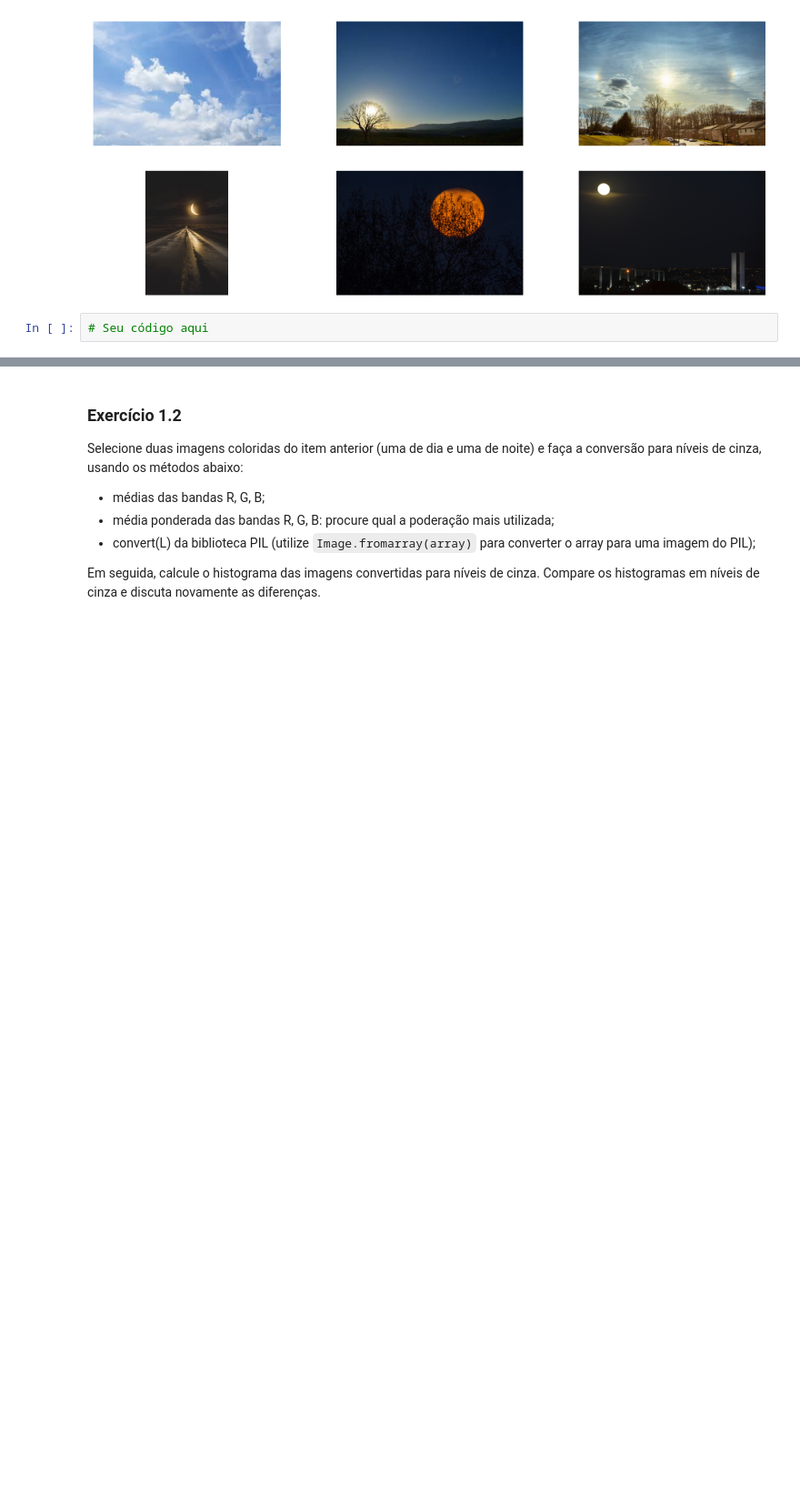
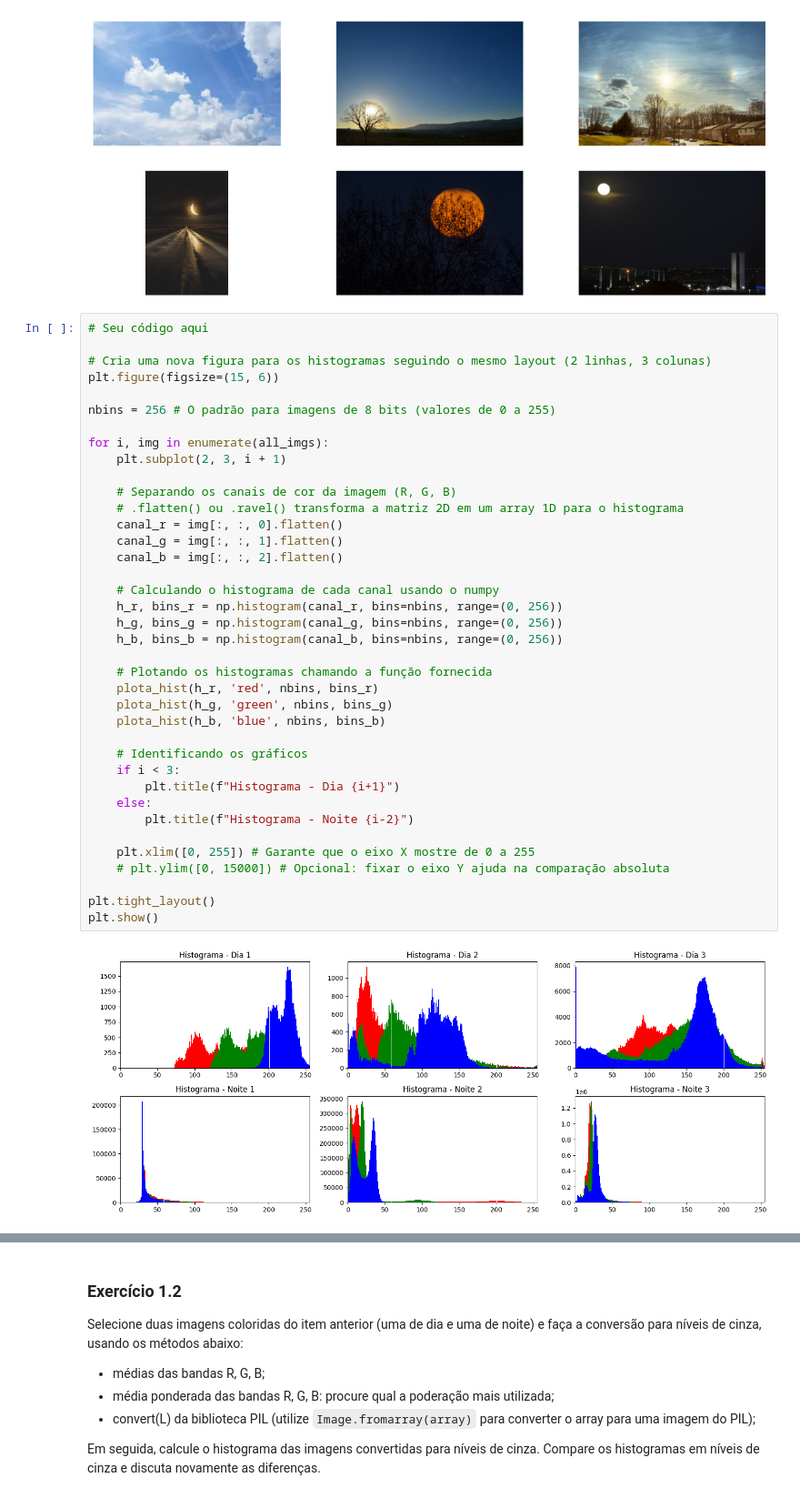
Before and after one commit to UNICAMP-EA979/2026s1-pi02-histogramas-knn-paulosnf12, a Jupyter notebook: Atividade.ipynb, the cells around one changed output, grey strips where cells are left out. Shown at 91% size. Cells and saved outputs as stored; diff of their text form; blank space fills up the shorter version.

```diff
--- a/Atividade.ipynb
+++ b/Atividade.ipynb
@@ -68,5 +68,43 @@ for daytime in ["dia", "noite"]:
     index += 1
 # %% [output]
 [figure]
-# %%
-# Seu código aqui
+# %%
+# Seu código aqui
+
+# Cria uma nova figura para os histogramas seguindo o mesmo layout (2 linhas, 3 colunas)
+plt.figure(figsize=(15, 6))
+
+nbins = 256 # O padrão para imagens de 8 bits (valores de 0 a 255)
+
+for i, img in enumerate(all_imgs):
+    plt.subplot(2, 3, i + 1)
+
+    # Separando os canais de cor da imagem (R, G, B)
+    # .flatten() ou .ravel() transforma a matriz 2D em um array 1D para o histograma
+    canal_r = img[:, :, 0].flatten()
+    canal_g = img[:, :, 1].flatten()
+    canal_b = img[:, :, 2].flatten()
+
+    # Calculando o histograma de cada canal usando o numpy
+    h_r, bins_r = np.histogram(canal_r, bins=nbins, range=(0, 256))
+    h_g, bins_g = np.histogram(canal_g, bins=nbins, range=(0, 256))
+    h_b, bins_b = np.histogram(canal_b, bins=nbins, range=(0, 256))
+
+    # Plotando os histogramas chamando a função fornecida
+    plota_hist(h_r, 'red', nbins, bins_r)
+    plota_hist(h_g, 'green', nbins, bins_g)
+    plota_hist(h_b, 'blue', nbins, bins_b)
+
+    # Identificando os gráficos
+    if i < 3:
+        plt.title(f"Histograma - Dia {i+1}")
+    else:
+        plt.title(f"Histograma - Noite {i-2}")
+
+    plt.xlim([0, 255]) # Garante que o eixo X mostre de 0 a 255
+    # plt.ylim([0, 15000]) # Opcional: fixar o eixo Y ajuda na comparação absoluta
+
+plt.tight_layout()
+plt.show()
+# %% [output]
+[figure, added]
```
Also changed, not shown: parts of 24 cells of this notebook.
